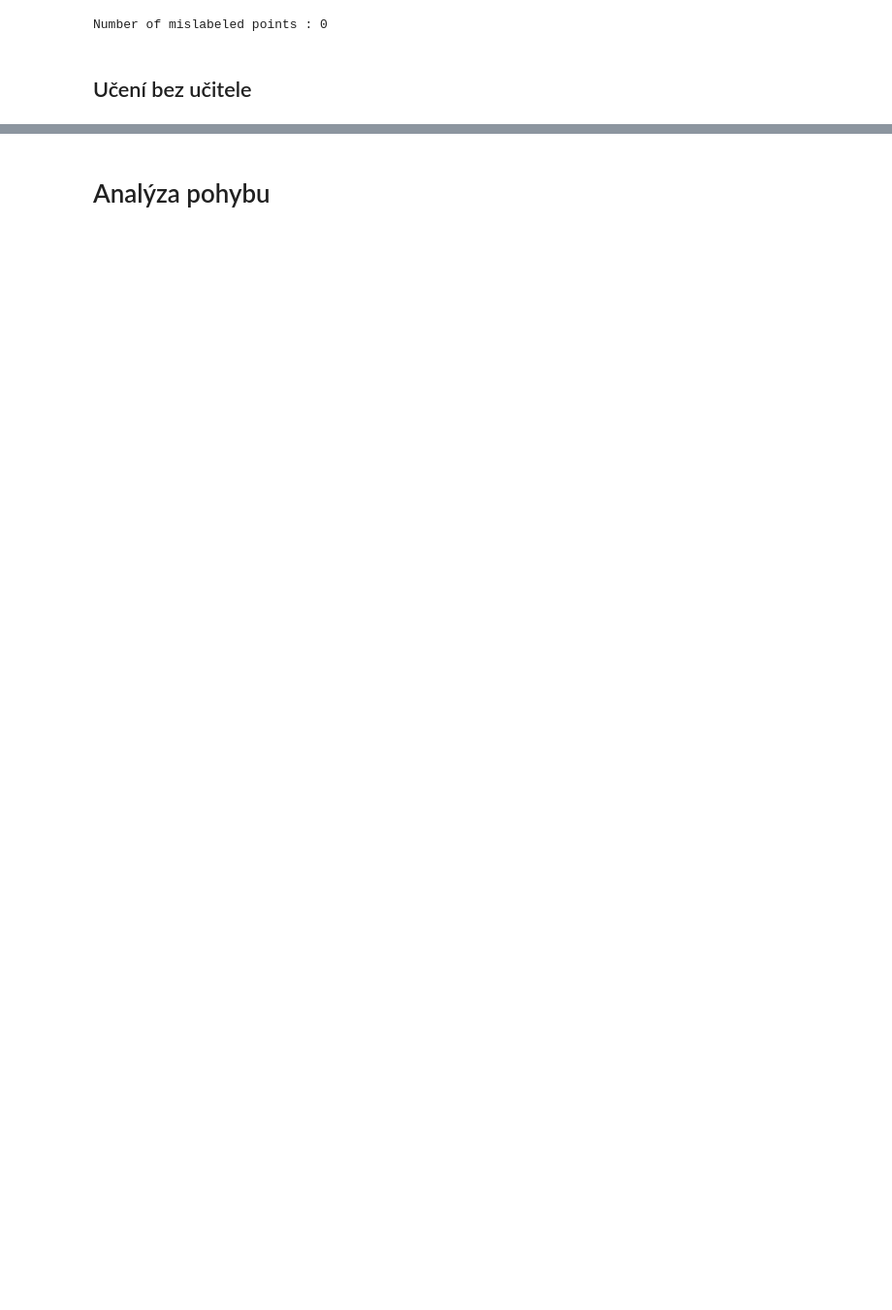
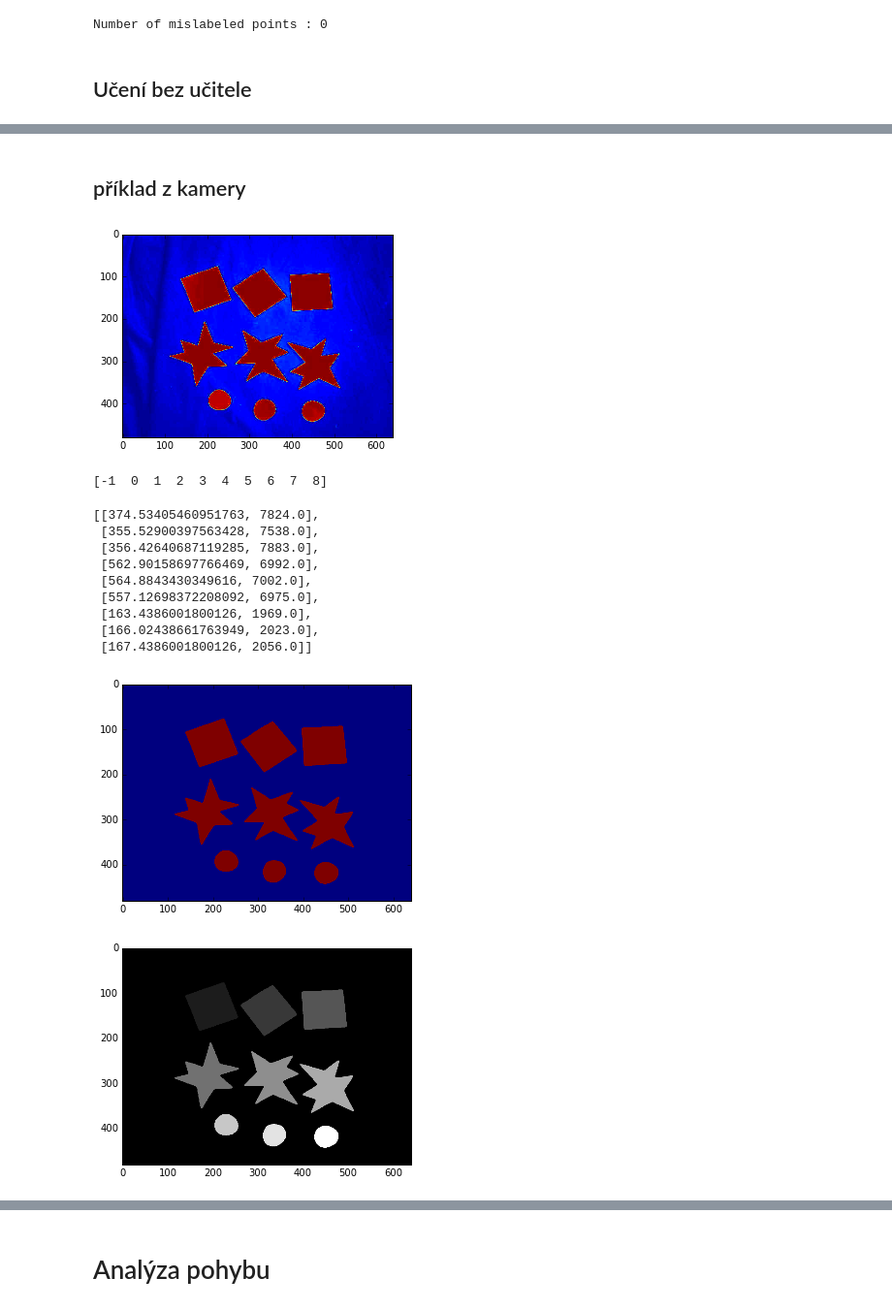
Before and after one commit to mjirik/ZDO, a Jupyter notebook: ZDOcv9.ipynb, the cells around one changed output, grey strips where cells are left out. Shown at 97% size. Drawn from its saved outputs; the diff is of its cells as text; code cells hidden in the pictures; blank space fills up the shorter version.

```diff
--- a/ZDOcv9.ipynb
+++ b/ZDOcv9.ipynb
@@ -128,3 +130,75 @@ výstup
 ![kmeans výstup](http://www.kky.zcu.cz/uploads/courses/zdo/lesson8/3.jpg)
 
 Pro jednoduché případy lze použít algoritmus K-Means. Pro složitější natrénování Bayessova klasifikátoru je využíván EM-algoritmus.
+# %% [markdown]
+## příklad z kamery
+# %%
+import scipy
+import urllib
+import cStringIO
+import skimage
+import skimage.color
+import skimage.filter
+import skimage.measure
+from sklearn import svm
+
+
+# URL = "http://uc452cam01-kky.fav.zcu.cz/snapshot.jpg"
+URL = "https://raw.githubusercontent.com/mjirik/ZDO/master/objekty/ctverce_hvezdy_kolecka.jpg"
+
+
+file = cStringIO.StringIO(urllib.urlopen(URL).read())
+
+im = scipy.misc.imread(file)
+img = skimage.color.rgb2gray(im)
+plt.figure(figsize=(5,5))
+
+plt.imshow(img)
+plt.show()
+
+#filtered
+img = skimage.filter.gaussian_filter(img, 2)
+
+# val = filter.threshold_otsu(camera)
+thr = skimage.filter.threshold_otsu(img)
+
+imthr = img > thr
+plt.figure()
+plt.imshow(imthr)
+
+imlab = skimage.measure.label(imthr, background=0)
+
+plt.figure()
+plt.imshow(imlab, cmap='gray')
+
+print np.unique(imlab)
+props = skimage.measure.regionprops(imlab + 1)
+
+train_data = []
+for pr in props:
+
+    train_data.append(
+        [pr.perimeter, pr.area]
+    )
+
+
+
+train_target = [0,0,0,1,1,1,2,2,2]
+
+svc = svm.SVC()
+svc.fit(train_data, train_target)
+train_data
+# %% [output]
+[figure, added]
+[-1  0  1  2  3  4  5  6  7  8]
+[[374.53405460951763, 7824.0],
+ [355.52900397563428, 7538.0],
+ [356.42640687119285, 7883.0],
+ [562.90158697766469, 6992.0],
+ [564.8843430349616, 7002.0],
+ [557.12698372208092, 6975.0],
+ [163.4386001800126, 1969.0],
+ [166.02438661763949, 2023.0],
+ [167.4386001800126, 2056.0]]
+[figure, added]
+[figure, added]
```
Also changed, not shown: parts of 2 cells of this notebook, 11 other files.
